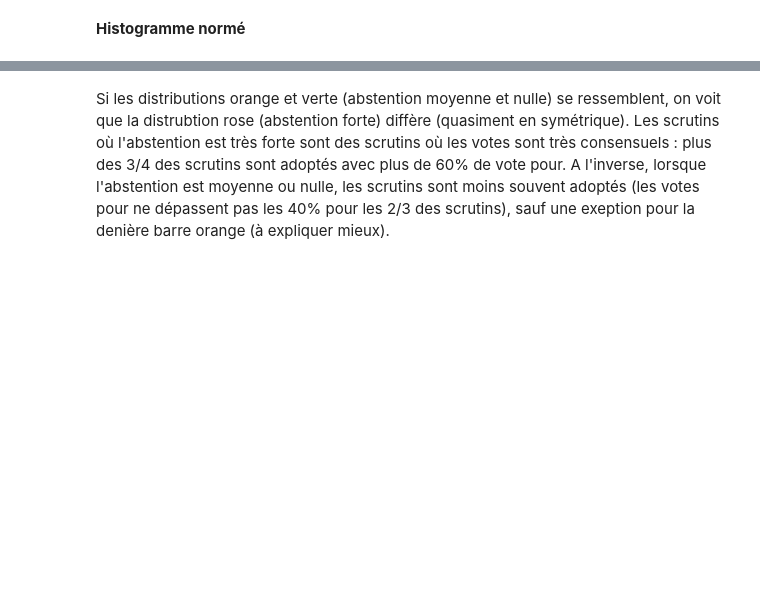
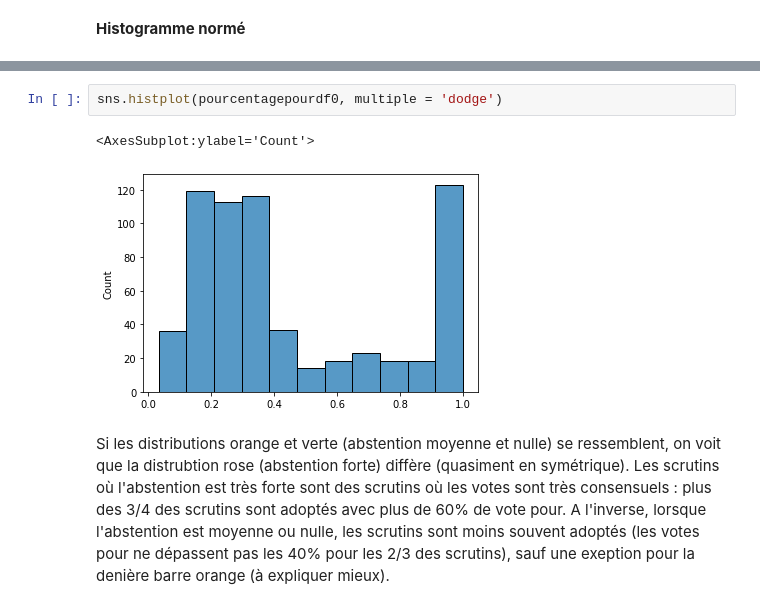
Before and after one commit to claralga/StatApp, a Jupyter notebook: statistiques_scrutins.ipynb, the cells around one changed output, grey strips where cells are left out. Cells and saved outputs as stored; diff of their text form; blank space fills up the shorter version.

```diff
--- a/statistiques_scrutins.ipynb
+++ b/statistiques_scrutins.ipynb
@@ -275,3 +214,8 @@ plt.legend()
+# %%
+sns.histplot(pourcentagepourdf0, multiple = 'dodge')
+# %% [output]
+<AxesSubplot:ylabel='Count'>
+[figure, added]
 # %% [markdown]
 Si les distributions orange et verte (abstention moyenne et nulle) se ressemblent, on voit que la distrubtion rose (abstention forte) diffère (quasiment en symétrique). Les scrutins où l'abstention est très forte sont des scrutins où les votes sont très consensuels : plus des 3/4 des scrutins sont adoptés avec plus de 60% de vote pour. A l'inverse, lorsque l'abstention est moyenne ou nulle, les scrutins sont moins souvent adoptés (les votes pour ne dépassent pas les 40% pour les 2/3 des scrutins), sauf une exeption pour la denière barre orange (à expliquer mieux).
 # %% [markdown]
```
Also changed, not shown: parts of 44 cells of this notebook.
